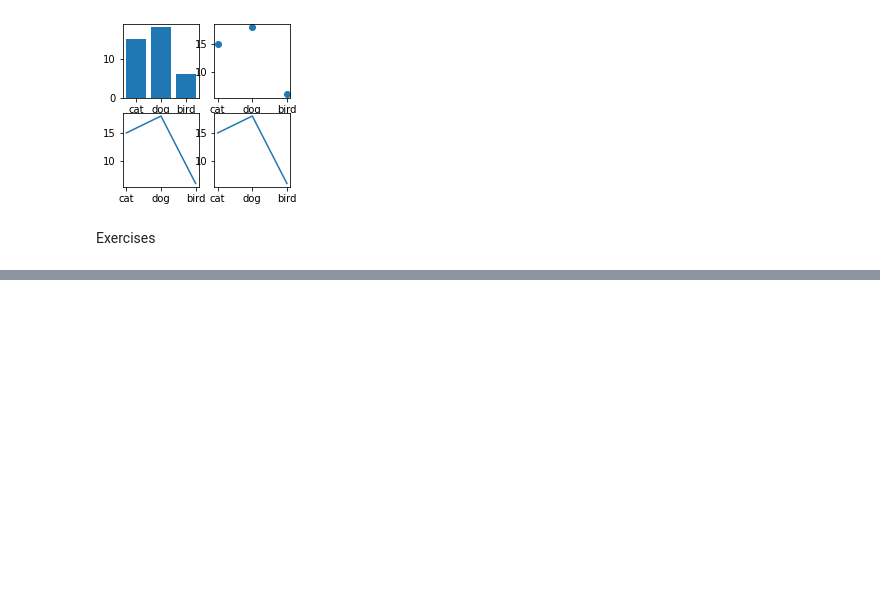
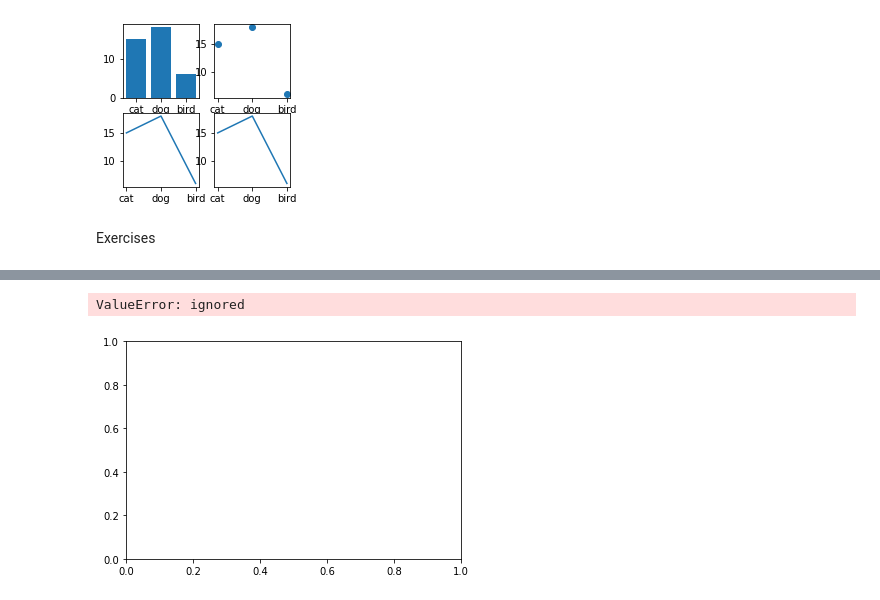
Before and after one commit to lexiwellen/Data-Science, a Jupyter notebook: Wellen_Lab_1.ipynb, the cells around one changed output, grey strips where cells are left out. Drawn from its saved outputs; the diff is of its cells as text; code cells hidden in the pictures; blank space fills up the shorter version.

```diff
--- a/Wellen_Lab_1.ipynb
+++ b/Wellen_Lab_1.ipynb
@@ -331,0 +318,2 @@ plt.show()
+# %%
+x = (-10,10)
@@ -332,3 +324,11 @@ plt.show()
+# %%
+plt.plot(x,y)
+plt.title("Graph 1");
+plt.xlabel("x");
+plt.ylabel("y");
+# %% [output]
+ValueError: ignored
+[figure, added]
 # %%
 import matplotlib.pyplot as plt
 import numpy as np
```
Also changed, not shown: parts of 12 cells of this notebook.
